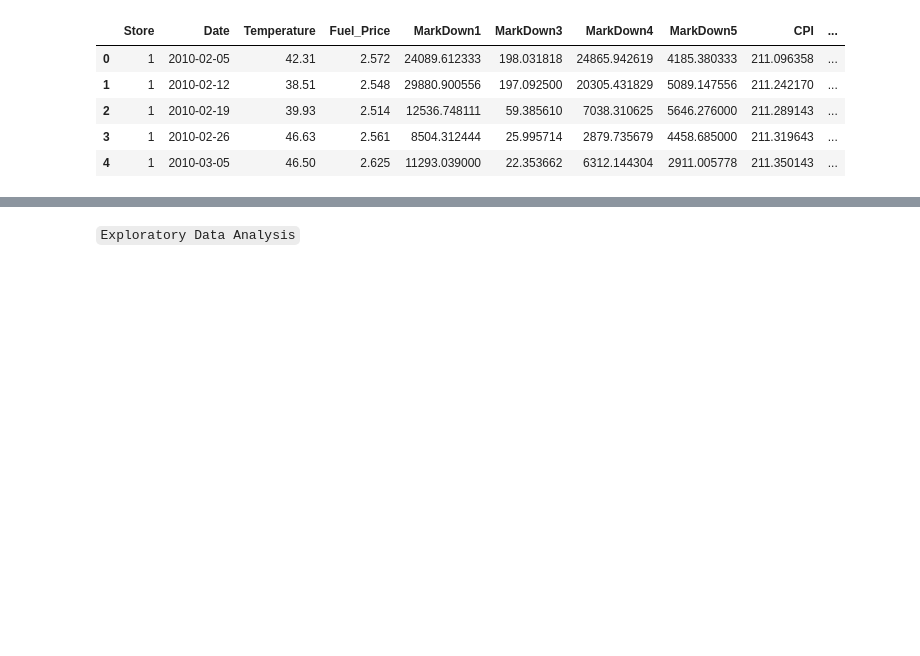
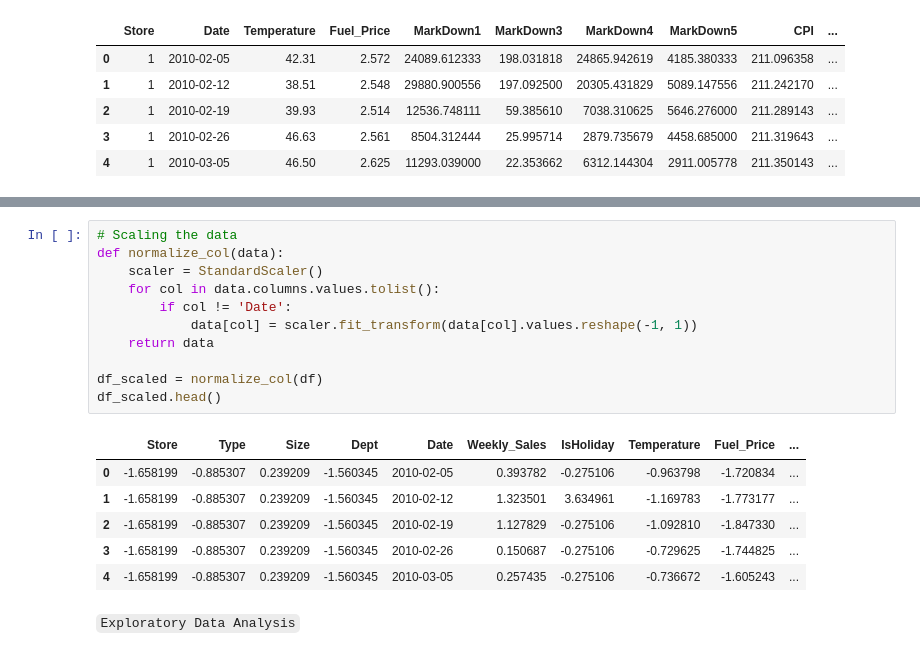
Before and after one commit to Johannes3001/AppliedML_Assign.01, a Jupyter notebook: Assignment2/Codes/FinalCode.ipynb, the cells around one changed output, grey strips where cells are left out. Cells and saved outputs as stored; diff of their text form; blank space fills up the shorter version.

```diff
--- a/Assignment2/Codes/FinalCode.ipynb
+++ b/Assignment2/Codes/FinalCode.ipynb
@@ -84,3 +83,21 @@ df.head()
+# %%
+# Scaling the data
+def normalize_col(data):
+    scaler = StandardScaler()
+    for col in data.columns.values.tolist():
+        if col != 'Date':
+            data[col] = scaler.fit_transform(data[col].values.reshape(-1, 1))
+    return data
+
+df_scaled = normalize_col(df)
+df_scaled.head()
+# %% [output]
+|  | Store | Type | Size | Dept | Date | Weekly_Sales | IsHoliday | Temperature | Fuel_Price | ... |
+| 0 | -1.658199 | -0.885307 | 0.239209 | -1.560345 | 2010-02-05 | 0.393782 | -0.275106 | -0.963798 | -1.720834 | ... |
+| 1 | -1.658199 | -0.885307 | 0.239209 | -1.560345 | 2010-02-12 | 1.323501 | 3.634961 | -1.169783 | -1.773177 | ... |
+| 2 | -1.658199 | -0.885307 | 0.239209 | -1.560345 | 2010-02-19 | 1.127829 | -0.275106 | -1.092810 | -1.847330 | ... |
+| 3 | -1.658199 | -0.885307 | 0.239209 | -1.560345 | 2010-02-26 | 0.150687 | -0.275106 | -0.729625 | -1.744825 | ... |
+| 4 | -1.658199 | -0.885307 | 0.239209 | -1.560345 | 2010-03-05 | 0.257435 | -0.275106 | -0.736672 | -1.605243 | ... |
 # %% [markdown]
 `Exploratory Data Analysis`
 # %%
```
Also changed, not shown: parts of 18 cells of this notebook.
